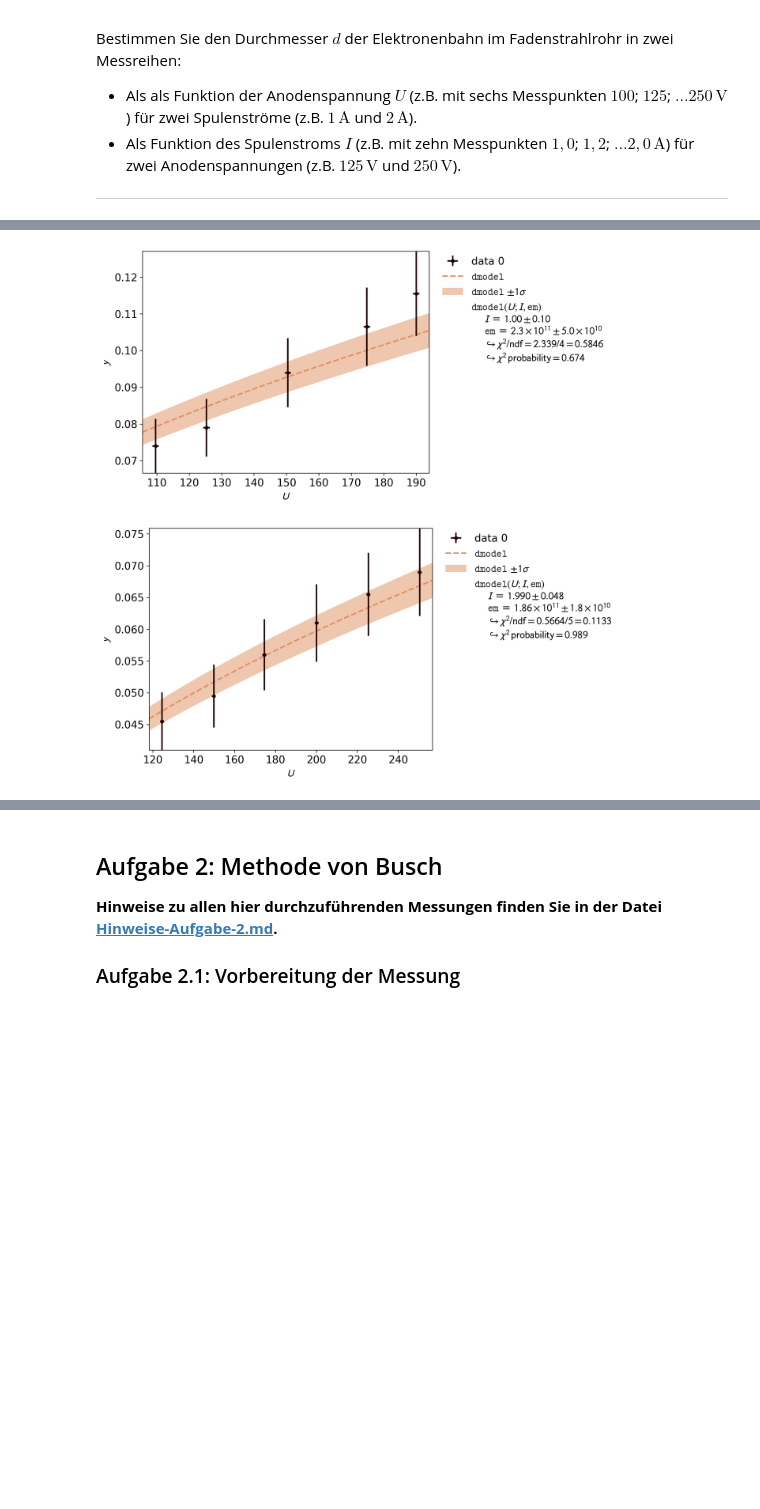
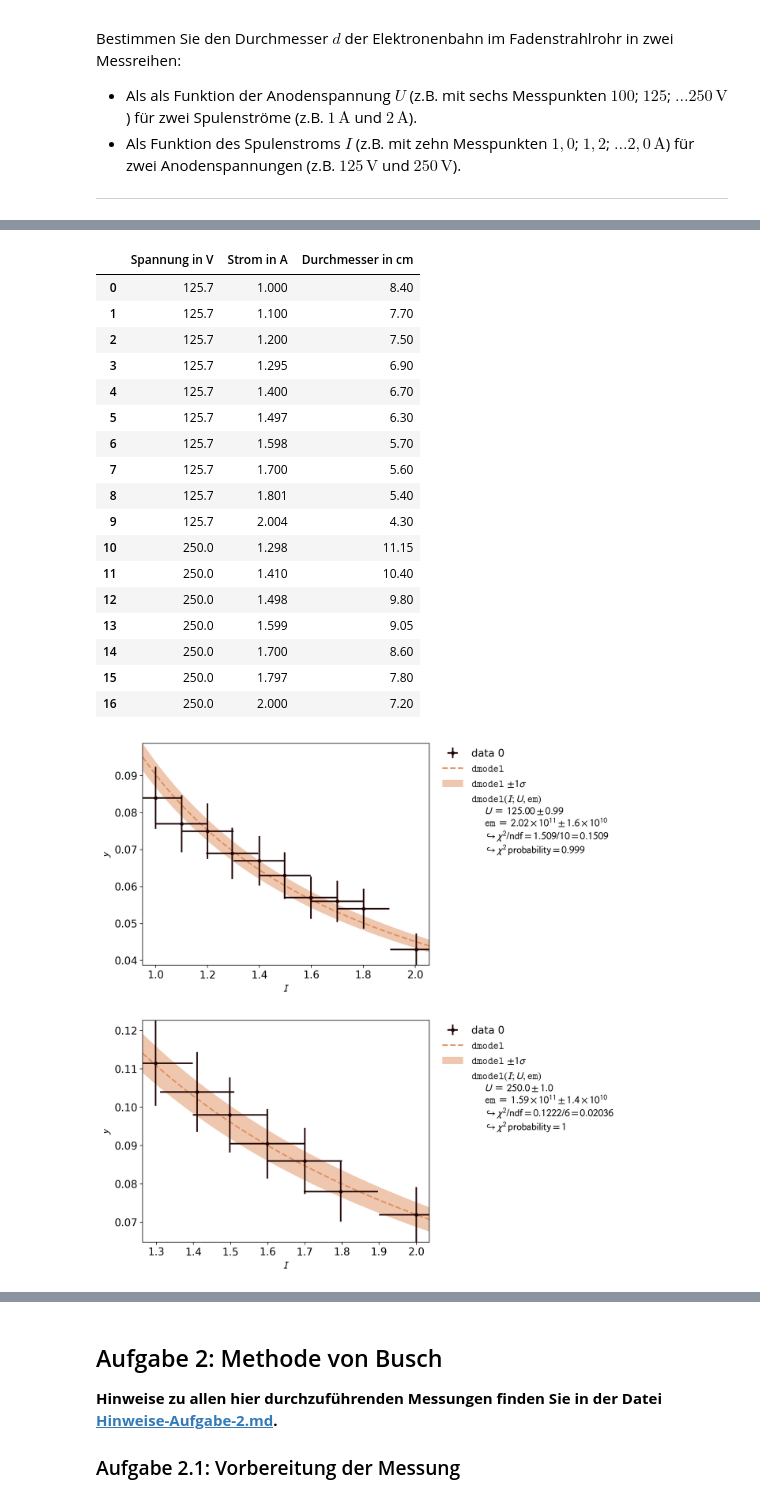
Before and after one commit to martin8ner/P1, a Jupyter notebook: Spezifische_Ladung_des_Elektrons/Mo01_Spezifische_Ladung_des_Elektrons.ipynb, the cells around one changed output, grey strips where cells are left out. Saved outputs shown, nothing was run; the diff lists cells and outputs as text; code cells hidden in the pictures; blank space fills up the shorter version.

```diff
--- a/Spezifische_Ladung_des_Elektrons/Mo01_Spezifische_Ladung_des_Elektrons.ipynb
+++ b/Spezifische_Ladung_des_Elektrons/Mo01_Spezifische_Ladung_des_Elektrons.ipynb
@@ -96,10 +98,11 @@ warnings.filterwarnings('ignore')
 
 import numpy as np
 import kafe2
-#import PhyPraKit as ppk
 import matplotlib as mpl
 import matplotlib.pyplot as plt
 import os
 import scipy
-mpl.rcParams['figure.dpi']=200
+import pandas as pd
+from IPython.display import display
+#mpl.rcParams['figure.dpi']=200
 mu = scipy.constants.mu_0
@@ -225,47 +319,65 @@ Wert bei 250A und 1 V-1,2V konnte nicht bestimmt werden.
 # %%
-d_von_U = np.genfromtxt( "d_von_U.csv", delimiter=",", skip_header=1 ) # Einlesen der Daten, speichern in Variablen
+display(pd.read_csv('d_von_I.csv'))
+d_von_U = np.genfromtxt( "d_von_I.csv", delimiter=",", skip_header=1 ) # Einlesen der Daten, speichern in Variablen
 U = d_von_U[:,0]
-#I = d_von_U[:,1]
+I = d_von_U[:,1]
 d = d_von_U[:,2] * 10**(-2)
-
-def dmodel(U, I, em): # x = U/I**2
+def dmodel(I, U, em):
     N = 130
     R = 0.15
     return np.sqrt(U * 125 / (8 * em)) * R / ( mu * N * I)
 
 I_error = 0.1
 U_error = 1
 d_error = 0.1 # relative
 
-#first with data for which I = 1A
-fit = kafe2.XYFit(xy_data=[U[:5], d[:5]], model_function=dmodel)
-fit.add_error(axis='y', err_val=d_error, relative=True)
-fit.add_error(axis='x', err_val=U_error)
 
-fit.add_parameter_constraint(name="I", value=1, uncertainty=I_error)
+
+#first with data for which U = 125V
+fit = kafe2.XYFit(xy_data=[I[:10], d[:10]], model_function=dmodel)
+fit.add_error(axis='y', err_val=d_error, relative = True)
+fit.add_error(axis='x', err_val=I_error)
+
+fit.add_parameter_constraint(name='U', value=125,uncertainty=U_error)
+fit.limit_parameter("U", lower=120, upper=130)
+
+fit.add_parameter_constraint(name='em', value=2*10**11,uncertainty=10**11)
+fit.limit_parameter("em", lower=10**10, upper=10**13)
 
 fit.do_fit()
 plot = kafe2.Plot(fit)
 plot.plot()
 plot.show()
 
+#now with data for which U = 250V
+fit = kafe2.XYFit(xy_data=[I[10:], d[10:]], model_function=dmodel)
+fit.add_error(axis='y', err_val=d_error, relative = True)
+fit.add_error(axis='x', err_val=I_error)
 
-I_error = 0.05
-U_error = 1
-
-#now with data for which I = 2A
-fit = kafe2.XYFit(xy_data=[U[5:], d[5:]], model_function=dmodel)
-fit.add_error(axis='y', err_val=d_error, relative=True)
-fit.add_error(axis='x', err_val=U_error)
-
-fit.add_parameter_constraint(name="I", value=1.99, uncertainty=I_error)
-fit.limit_parameter("I", lower=1.9, upper=2.1)
-
-
+fit.add_parameter_constraint(name='U', value=250, uncertainty=U_error)
+fit.limit_parameter("U", lower=240, upper=260)
 fit.do_fit()
 plot = kafe2.Plot(fit)
 plot.plot()
 plot.show()
 # %% [output]
+|  | Spannung in V | Strom in A | Durchmesser in cm |
+| 0 | 125.7 | 1.000 | 8.40 |
+| 1 | 125.7 | 1.100 | 7.70 |
+| 2 | 125.7 | 1.200 | 7.50 |
+| 3 | 125.7 | 1.295 | 6.90 |
+| 4 | 125.7 | 1.400 | 6.70 |
+| 5 | 125.7 | 1.497 | 6.30 |
+| 6 | 125.7 | 1.598 | 5.70 |
+| 7 | 125.7 | 1.700 | 5.60 |
+| 8 | 125.7 | 1.801 | 5.40 |
+| 9 | 125.7 | 2.004 | 4.30 |
+| 10 | 250.0 | 1.298 | 11.15 |
+| 11 | 250.0 | 1.410 | 10.40 |
+| 12 | 250.0 | 1.498 | 9.80 |
+| 13 | 250.0 | 1.599 | 9.05 |
+| 14 | 250.0 | 1.700 | 8.60 |
+| 15 | 250.0 | 1.797 | 7.80 |
+| 16 | 250.0 | 2.000 | 7.20 |
-[figure, old version]
+[figure, new version]
-[figure, old version]
+[figure, new version]
```
Also changed, not shown: parts of 19 cells of this notebook, 6 other files.
